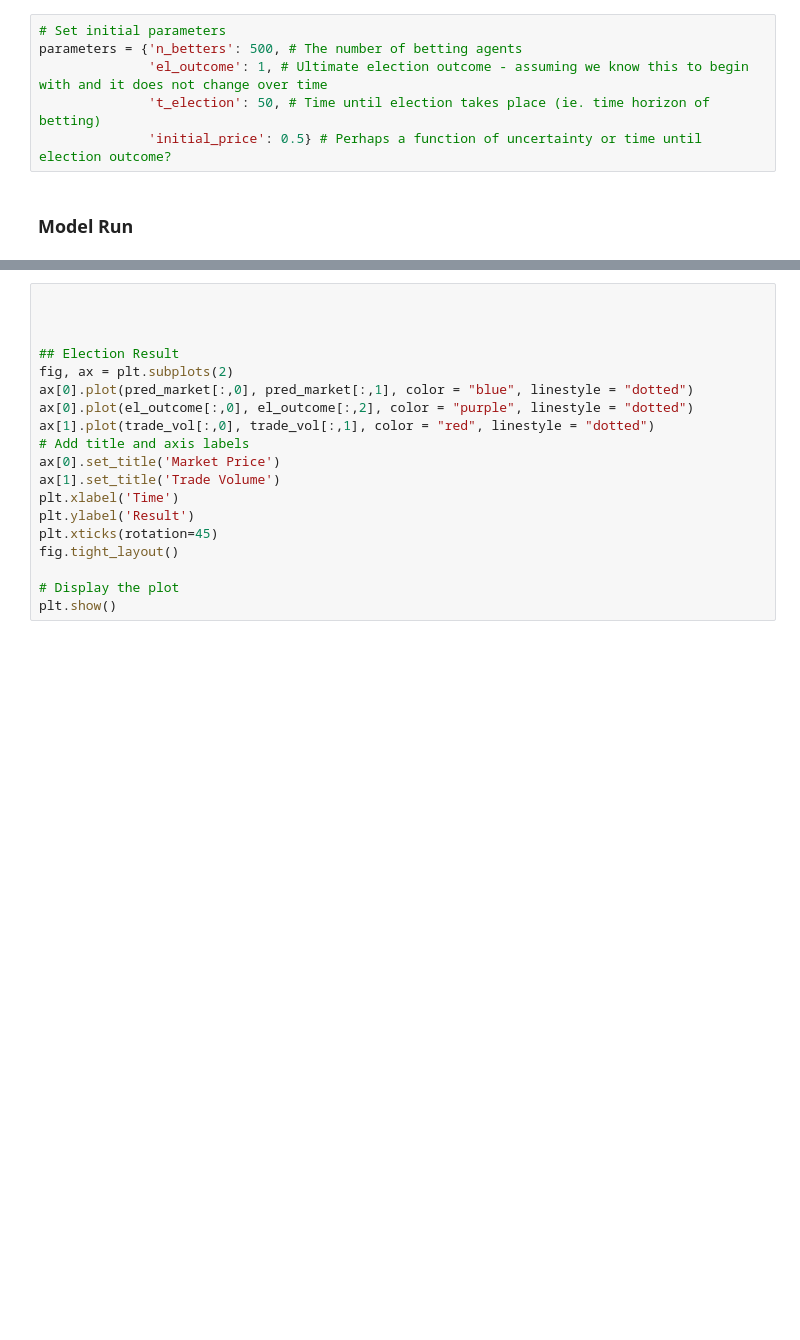
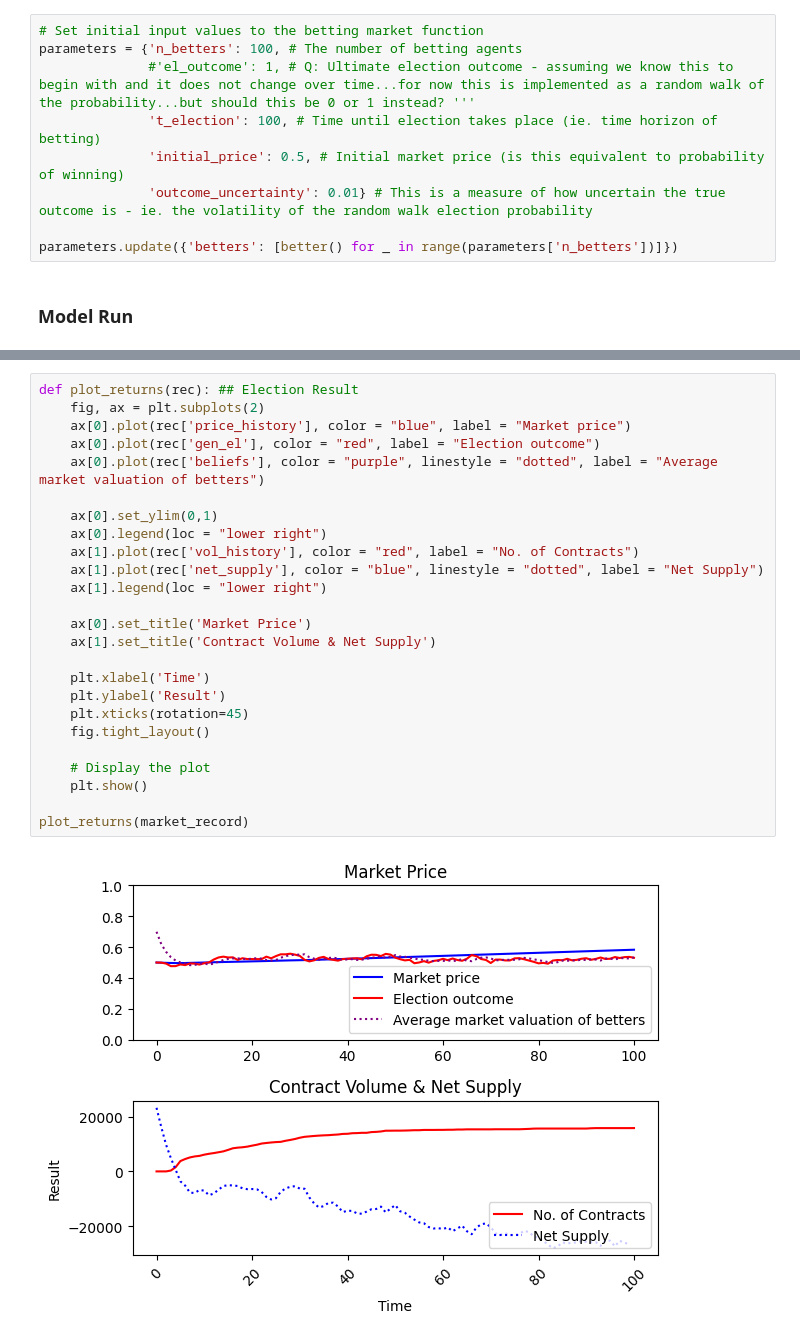
Before and after one commit to ebbam/power_prediction, a Jupyter notebook: code/main_predmkt.ipynb, the cells around one changed output, grey strips where cells are left out. Saved outputs shown, nothing was run; the diff lists cells and outputs as text; blank space fills up the shorter version.

Commit message:
Belief updating, random walk election, bad market price fun

```diff
--- a/code/main_predmkt.ipynb
+++ b/code/main_predmkt.ipynb
@@ -109,10 +185,13 @@ plt.plot(testing_range_x, [exp_utility(mkt_val, rho, mkt, x, budget, n_contracts
 # %% [markdown]
 ### Function to initialise betters
 # %%
-# Set initial parameters
-parameters = {'n_betters': 500, # The number of betting agents
-              'el_outcome': 1, # Ultimate election outcome - assuming we know this to begin with and it does not change over time
-              't_election': 50, # Time until election takes place (ie. time horizon of betting)
-              'initial_price': 0.5} # Perhaps a function of uncertainty or time until election outcome?
+# Set initial input values to the betting market function
+parameters = {'n_betters': 100, # The number of betting agents
+              #'el_outcome': 1, # Q: Ultimate election outcome - assuming we know this to begin with and it does not change over time...for now this is implemented as a random walk of the probability...but should this be 0 or 1 instead? '''
+              't_election': 100, # Time until election takes place (ie. time horizon of betting)
+              'initial_price': 0.5, # Initial market price (is this equivalent to probability of winning)
+              'outcome_uncertainty': 0.01} # This is a measure of how uncertain the true outcome is - ie. the volatility of the random walk election probability
+
+parameters.update({'betters': [better() for _ in range(parameters['n_betters'])]})
 # %% [markdown]
 ### Model Run
@@ -302,19 +270,27 @@ The following graph shows time series of CSE and voter intention (true intended
 # %%
+def plot_returns(rec): ## Election Result
+    fig, ax = plt.subplots(2)
+    ax[0].plot(rec['price_history'], color = "blue", label = "Market price")
+    ax[0].plot(rec['gen_el'], color = "red", label = "Election outcome")
+    ax[0].plot(rec['beliefs'], color = "purple", linestyle = "dotted", label = "Average market valuation of betters")
 
+    ax[0].set_ylim(0,1)
+    ax[0].legend(loc = "lower right")
+    ax[1].plot(rec['vol_history'], color = "red", label = "No. of Contracts")
+    ax[1].plot(rec['net_supply'], color = "blue", linestyle = "dotted", label = "Net Supply")
+    ax[1].legend(loc = "lower right")
 
+    ax[0].set_title('Market Price')
+    ax[1].set_title('Contract Volume & Net Supply')
 
-## Election Result
-fig, ax = plt.subplots(2)
-ax[0].plot(pred_market[:,0], pred_market[:,1], color = "blue", linestyle = "dotted")
-ax[0].plot(el_outcome[:,0], el_outcome[:,2], color = "purple", linestyle = "dotted")
-ax[1].plot(trade_vol[:,0], trade_vol[:,1], color = "red", linestyle = "dotted")
-# Add title and axis labels
-ax[0].set_title('Market Price')
-ax[1].set_title('Trade Volume')
-plt.xlabel('Time')
-plt.ylabel('Result')
-plt.xticks(rotation=45)
-fig.tight_layout()
+    plt.xlabel('Time')
+    plt.ylabel('Result')
+    plt.xticks(rotation=45)
+    fig.tight_layout()
 
-# Display the plot
-plt.show()
+    # Display the plot
+    plt.show()
+
+plot_returns(market_record)
+# %% [output]
+[figure, added]
```
Also changed, not shown: parts of 13 cells of this notebook.
